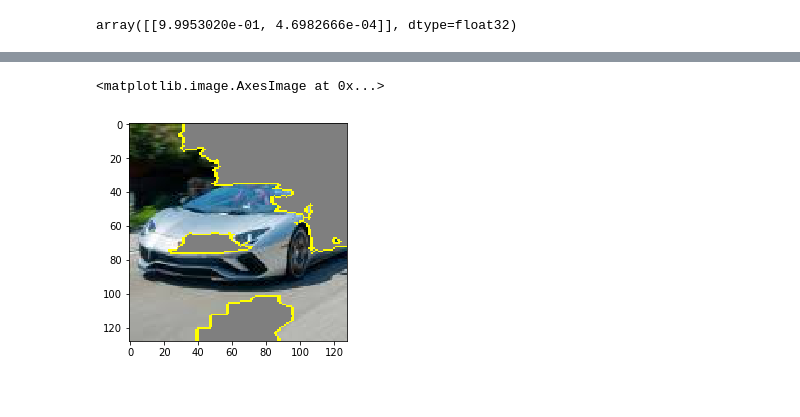
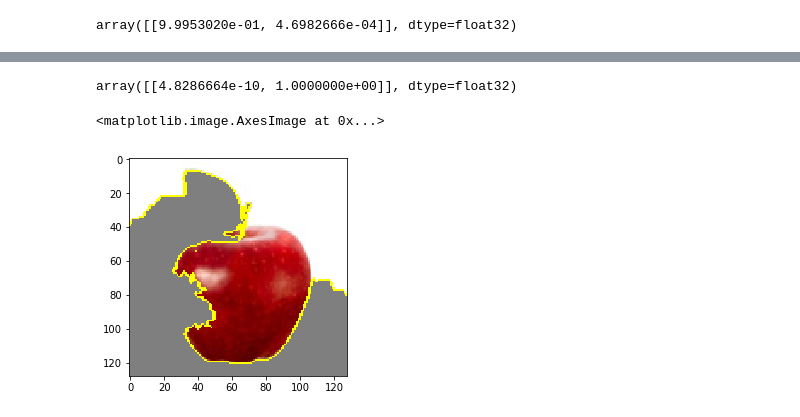
Before and after one commit to dsharpc/bias-and-LIME, a Jupyter notebook: lime.ipynb, the cells around one changed output, grey strips where cells are left out. Drawn from its saved outputs; the diff is of its cells as text; code cells hidden in the pictures.

```diff
--- a/lime.ipynb
+++ b/lime.ipynb
@@ -147,7 +144,7 @@ plt.imshow(mark_boundaries(temp / 2 + 0.5, mask))
 <matplotlib.image.AxesImage at 0x...>
 [figure]
 # %%
-img_path = 'test_cars/test3.jpeg'
+img_path = 'test_cars/test8.jpeg'
 img = image.load_img(img_path, target_size=(128, 128,3))
 x = image.img_to_array(img)
 x = np.expand_dims(x, axis=0)
@@ -204,0 +209,7 @@ array([[9.9953020e-01, 4.6982666e-04]], dtype=float32)
+# %%
+img_path = 'test_cars/test11.jpg'
+img = image.load_img(img_path, target_size=(128, 128,3))
+x = image.img_to_array(img)
+x = np.expand_dims(x, axis=0)
+x = preprocess_input(x)
+plt.imshow(x[0]/ 2 +0.5)
@@ -205,7 +219,11 @@ array([[9.9953020e-01, 4.6982666e-04]], dtype=float32)
+# %%
+model.predict(x)
+# %% [output]
+array([[4.8286664e-10, 1.0000000e+00]], dtype=float32)
 # %%
 explanation = explainer.explain_instance(x[0], model.predict)
-temp, mask = explanation.get_image_and_mask(0, positive_only=True, hide_rest=True)
+temp, mask = explanation.get_image_and_mask(1, positive_only=True, hide_rest=True)
 plt.imshow(mark_boundaries(temp / 2 + 0.5, mask))
 # %% [output]
 <matplotlib.image.AxesImage at 0x...>
-[figure, old version]
+[figure, new version]
```
Also changed, not shown: parts of 7 cells of this notebook, 1 other file.
